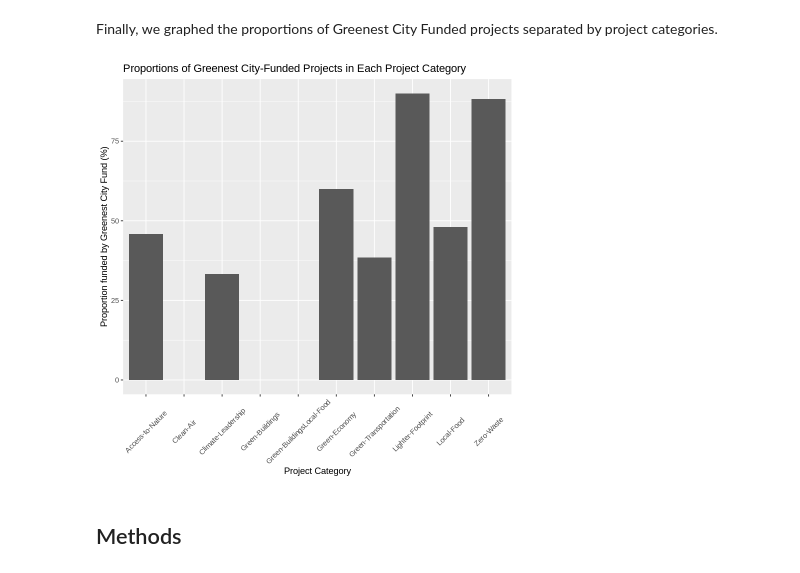
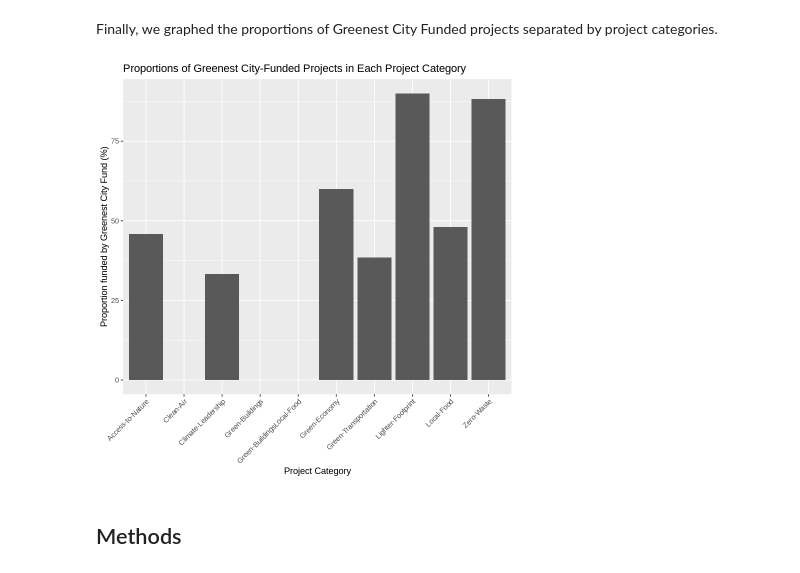
Before and after one commit to ayushtvora/stat-201-project, a Jupyter notebook: report.ipynb, the cells around one changed output. Saved outputs shown, nothing was run; the diff lists cells and outputs as text; code cells hidden in the pictures.

Commit message:
Fixed the x labels on the bar graph

```diff
--- a/report.ipynb
+++ b/report.ipynb
@@ -112,17 +112,18 @@ Finally, we graphed the proportions of Greenest City Funded projects separated b
 # %%
 ## Graphing the proportions of Greenest City Funded per project category
 prop_graph <- tidy_data |>
     group_by(project_category) |>
     summarize(prop = mean(project_funder == "Greenest City Fund Project")) |>
     ggplot() +
     geom_bar(stat = "identity", aes(x = project_category, y = prop*100)) +
     ggtitle("Proportions of Greenest City-Funded Projects in Each Project Category") +
     labs(x = "Project Category", y = "Proportion funded by Greenest City Fund (%)") +
-    theme(axis.text.x = element_text(angle = 45, vjust = 0.5))
+    theme(axis.text.x = element_text(angle = 45, hjust = 1))
+    #theme(axis.text.x = element_text(angle = 45, vjust = 0.5))
 
 prop_graph
 # %% [output]
-[figure, old version]
+[figure, new version]
 # %% [markdown]
 ## Methods
 # %% [markdown]
```
